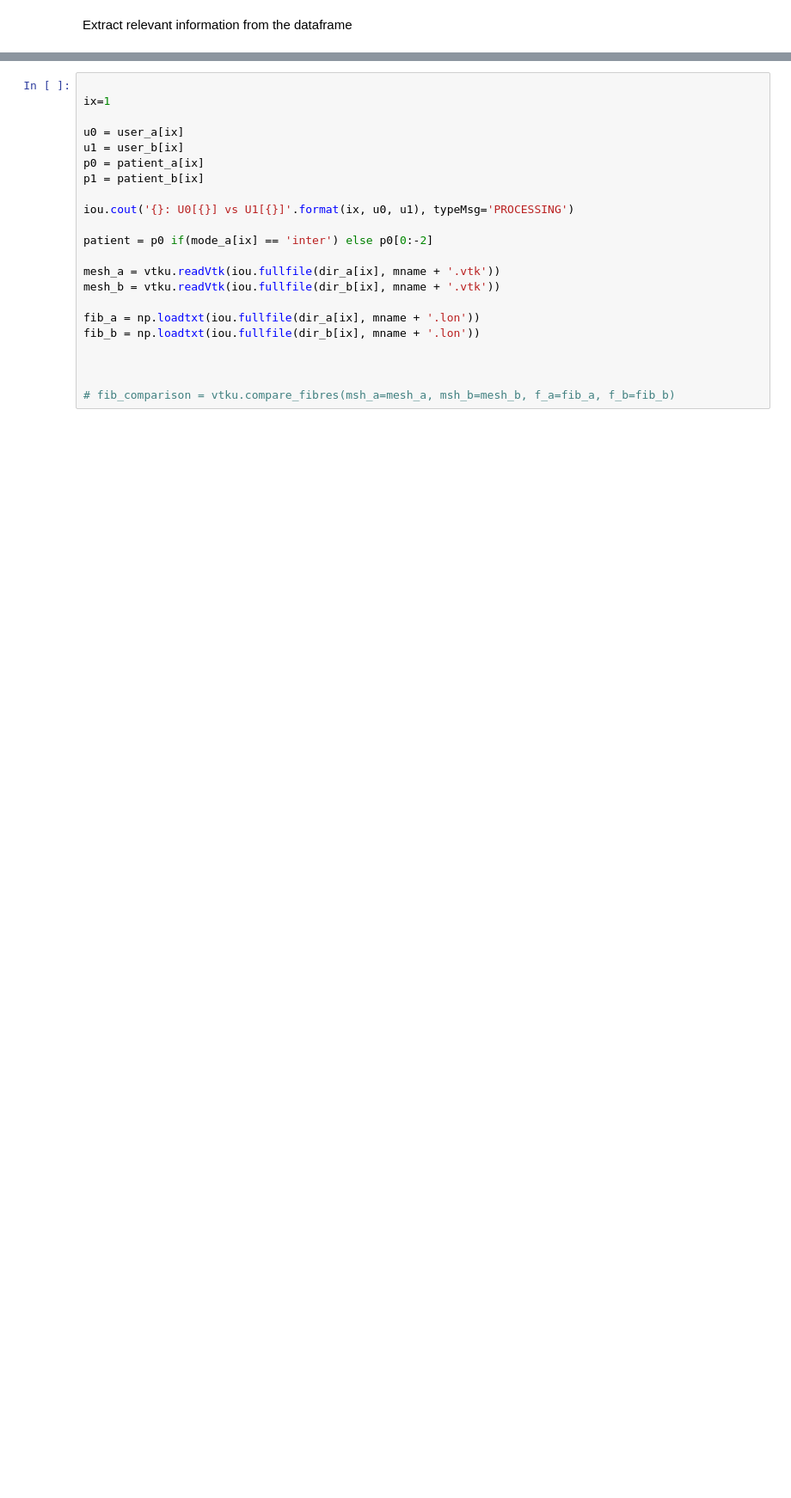
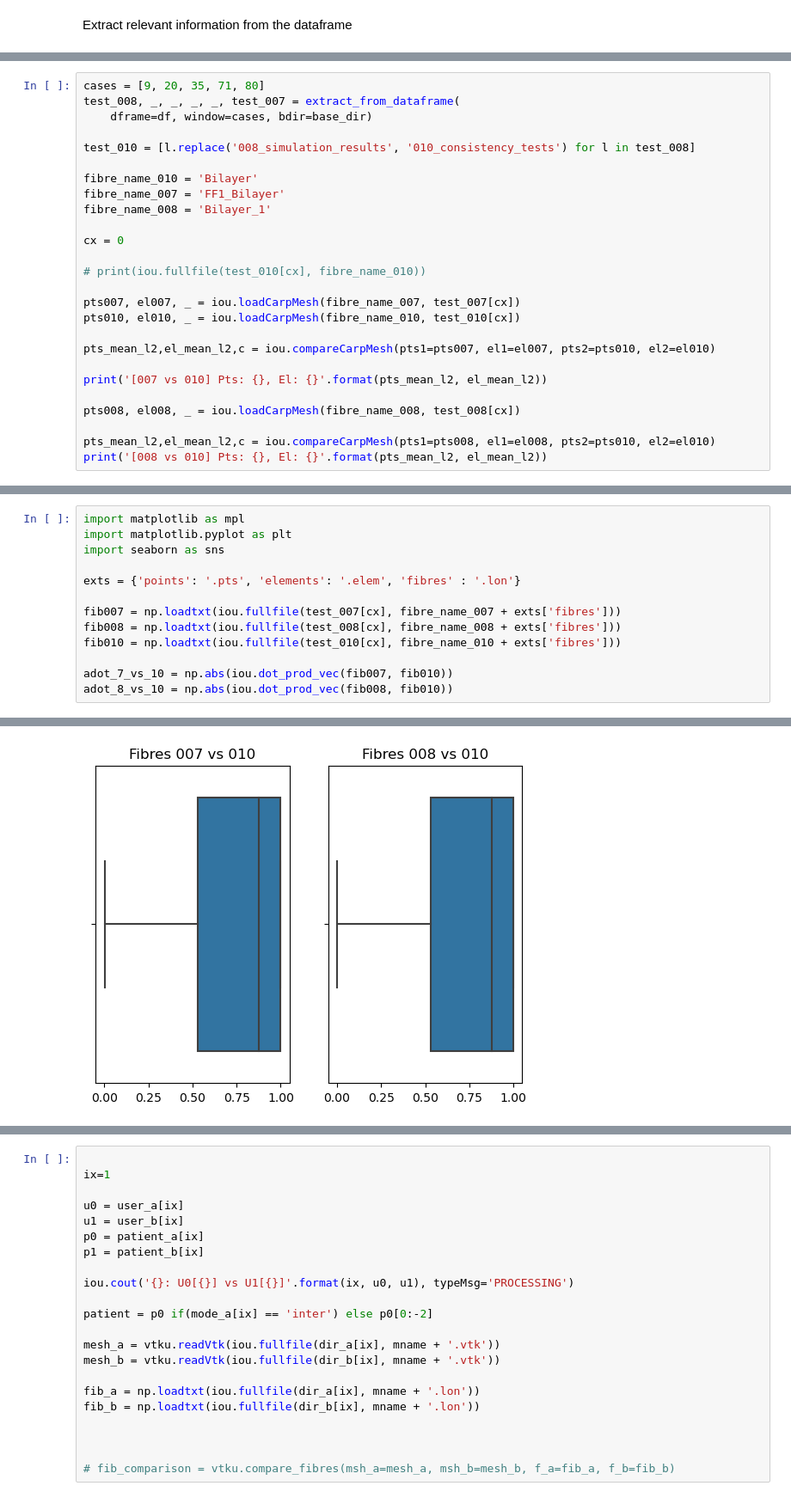
Before and after one commit to alonsoJASL/imatools, a Jupyter notebook: ipynb/calculate_fibre_agreement.ipynb, the cells around one changed output, grey strips where cells are left out. Shown at 86% size. Cells and saved outputs as stored; diff of their text form; blank space fills up the shorter version.

```diff
--- a/ipynb/calculate_fibre_agreement.ipynb
+++ b/ipynb/calculate_fibre_agreement.ipynb
@@ -139,0 +173,26 @@ for ix in range(len(test_OG)) :
+# %%
+cases = [9, 20, 35, 71, 80]
+test_008, _, _, _, _, test_007 = extract_from_dataframe(
+    dframe=df, window=cases, bdir=base_dir)
+
+test_010 = [l.replace('008_simulation_results', '010_consistency_tests') for l in test_008]
+
+fibre_name_010 = 'Bilayer'
+fibre_name_007 = 'FF1_Bilayer'
+fibre_name_008 = 'Bilayer_1'
+
+cx = 0
+
+# print(iou.fullfile(test_010[cx], fibre_name_010))
+
+pts007, el007, _ = iou.loadCarpMesh(fibre_name_007, test_007[cx])
+pts010, el010, _ = iou.loadCarpMesh(fibre_name_010, test_010[cx])
+
+pts_mean_l2,el_mean_l2,c = iou.compareCarpMesh(pts1=pts007, el1=el007, pts2=pts010, el2=el010)
+
+print('[007 vs 010] Pts: {}, El: {}'.format(pts_mean_l2, el_mean_l2))
+
+pts008, el008, _ = iou.loadCarpMesh(fibre_name_008, test_008[cx])
+
+pts_mean_l2,el_mean_l2,c = iou.compareCarpMesh(pts1=pts008, el1=el008, pts2=pts010, el2=el010)
+print('[008 vs 010] Pts: {}, El: {}'.format(pts_mean_l2, el_mean_l2))
@@ -139,0 +207,14 @@ for ix in range(len(test_OG)) :
+# %%
+import matplotlib as mpl
+import matplotlib.pyplot as plt
+import seaborn as sns
+
+exts = {'points': '.pts', 'elements': '.elem', 'fibres' : '.lon'}
+
+fib007 = np.loadtxt(iou.fullfile(test_007[cx], fibre_name_007 + exts['fibres']))
+fib008 = np.loadtxt(iou.fullfile(test_008[cx], fibre_name_008 + exts['fibres']))
+fib010 = np.loadtxt(iou.fullfile(test_010[cx], fibre_name_010 + exts['fibres']))
+
+adot_7_vs_10 = np.abs(iou.dot_prod_vec(fib007, fib010))
+adot_8_vs_10 = np.abs(iou.dot_prod_vec(fib008, fib010))
+# %% [output]
@@ -139,0 +223 @@ for ix in range(len(test_OG)) :
+[figure, added]
```
Also changed, not shown: parts of 14 cells of this notebook, 1 other file.
